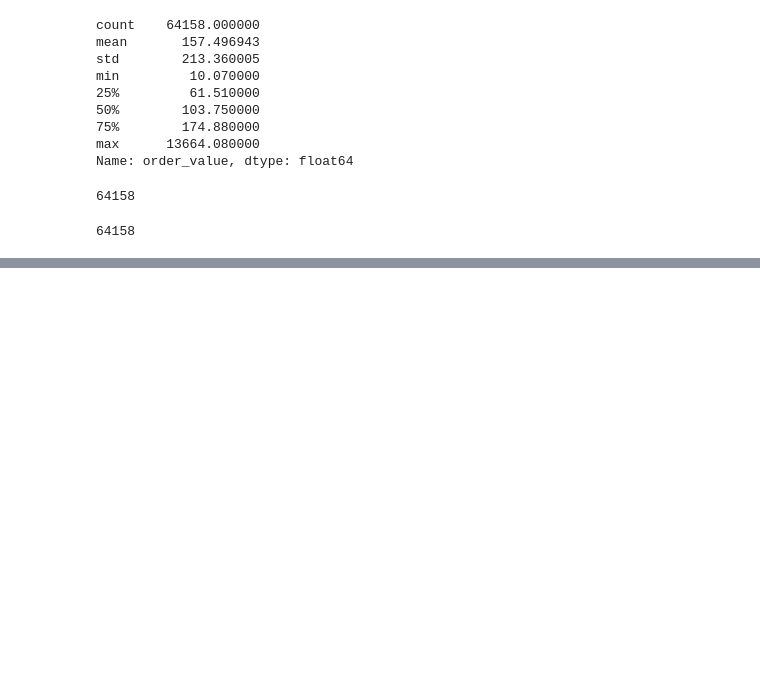
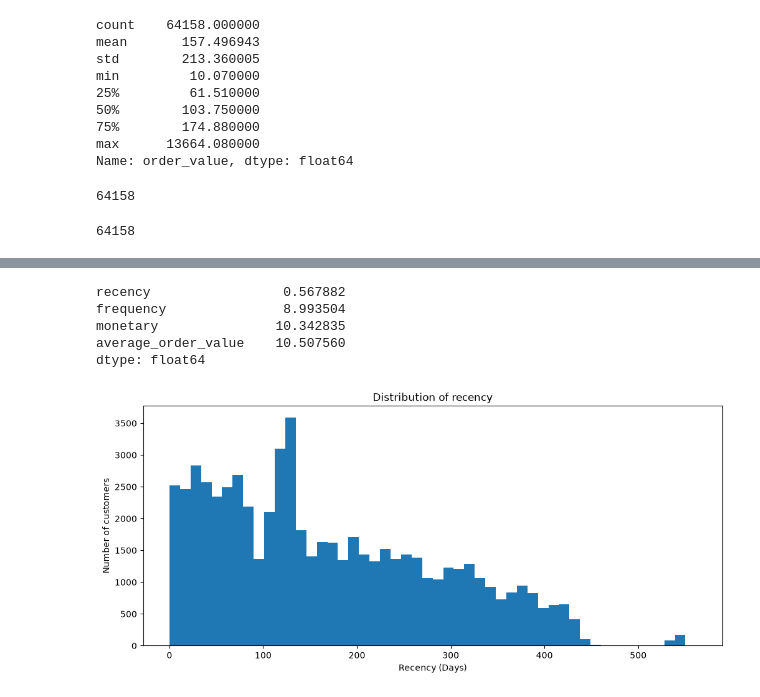
Before and after one commit to ReinSoup/OLIST-Customer-Purchase-Analytics, a Jupyter notebook: notebooks/01_Customer_Data_Preparation.ipynb, the cells around one changed output, grey strips where cells are left out. Drawn from its saved outputs; the diff is of its cells as text; code cells hidden in the pictures; blank space fills up the shorter version.

Commit message:
Feature Selection, RFM creation, Validation, Visualization

```diff
--- a/notebooks/01_Customer_Data_Preparation.ipynb
+++ b/notebooks/01_Customer_Data_Preparation.ipynb
@@ -689,0 +1007,3 @@ len(historical_orders)
+# %%
+future_purchase = future_purchase.rename(columns = {'order_id' : 'future_orders'})
+future_purchase.head()
@@ -689,0 +1017,3 @@ len(historical_orders)
+# %%
+future_purchase["repeat_purchase"] = (future_purchase["future_orders"] > 0).astype(int)
+future_purchase.head()
@@ -689,0 +1027,8 @@ len(historical_orders)
+# %%
+customer_rfm = customer_rfm.merge(
+    future_purchase[
+        ["customer_unique_id", "repeat_purchase"]
+    ],
+    on="customer_unique_id",
+    how="left"
+)
@@ -689,0 +1044,2 @@ len(historical_orders)
+# %%
+customer_rfm["repeat_purchase"] = customer_rfm["repeat_purchase"].fillna(0).astype(int)
@@ -689,0 +1083,24 @@ len(historical_orders)
+# %%
+customer_rfm[
+    [
+        "recency",
+        "frequency",
+        "monetary",
+        "average_order_value"
+    ]
+].skew()
+# %% [output]
+recency                 0.567882
+frequency               8.993504
+monetary               10.342835
+average_order_value    10.507560
+dtype: float64
+# %%
+plt.figure(figsize = (12, 5))
+plt.hist(customer_rfm["recency"], bins = 50)
+plt.title("Distribution of recency")
+plt.xlabel("Recency (Days)")
+plt.ylabel("Number of customers")
+plt.show()
+# %% [output]
+[figure, added]
```
Also changed, not shown: parts of 61 cells of this notebook.
